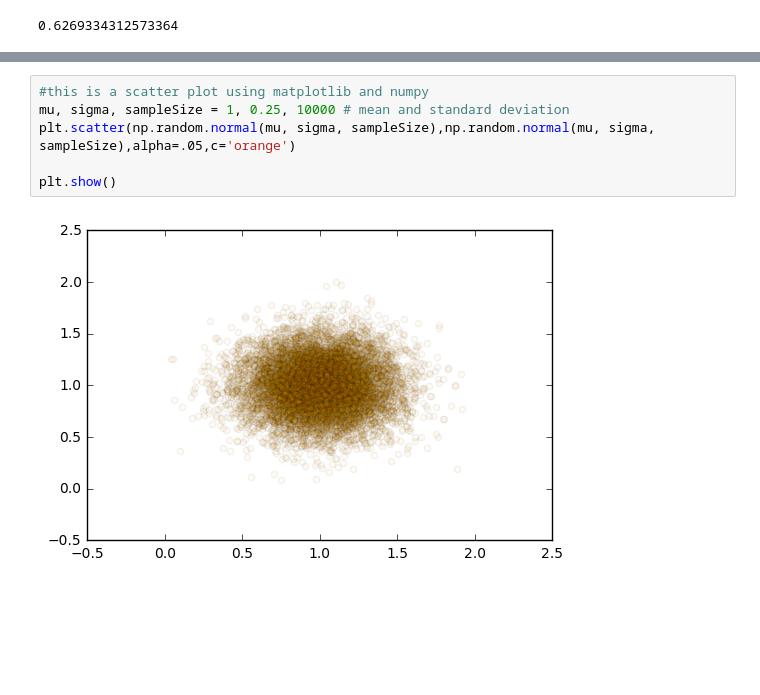
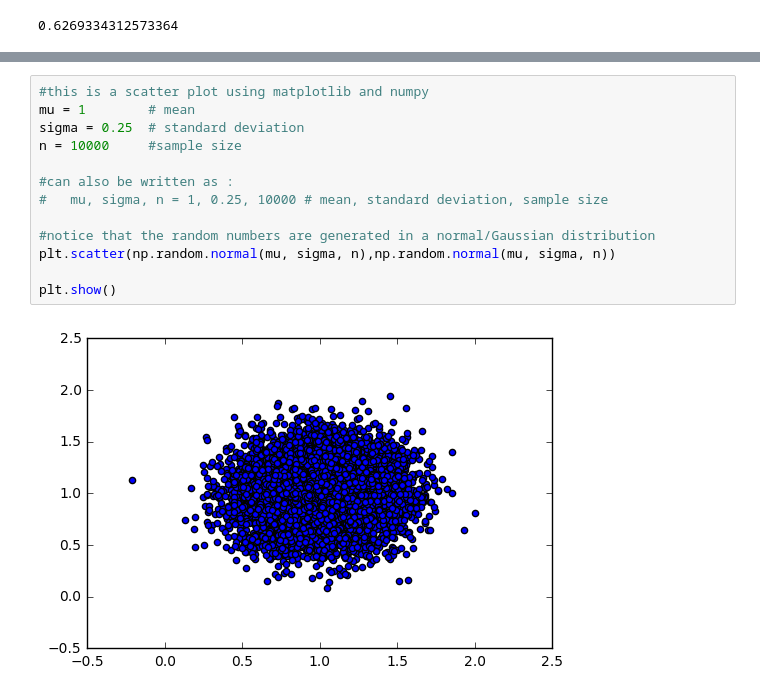
Before and after one commit to Ankit-Vachhani/Python, a Jupyter notebook: Example for Numpy and Matplotlib.ipynb, the cells around one changed output, grey strips where cells are left out. Saved outputs shown, nothing was run; the diff lists cells and outputs as text; blank space fills up the shorter version.

```diff
--- a/Example for Numpy and Matplotlib.ipynb
+++ b/Example for Numpy and Matplotlib.ipynb
@@ -34,10 +34,17 @@ array([[ 0.64263641,  0.97591004,  0.61430508,  0.25310312,  0.31624835,
          0.91511351,  0.76219113,  0.27424522,  0.12200269,  0.14903244]])
 # %%
 #this is a scatter plot using matplotlib and numpy
-mu, sigma, sampleSize = 1, 0.25, 10000 # mean and standard deviation
-plt.scatter(np.random.normal(mu, sigma, sampleSize),np.random.normal(mu, sigma, sampleSize),alpha=.05,c='orange')
+mu = 1        # mean
+sigma = 0.25  # standard deviation
+n = 10000     #sample size
+
+#can also be written as :
+#   mu, sigma, n = 1, 0.25, 10000 # mean, standard deviation, sample size
+
+#notice that the random numbers are generated in a normal/Gaussian distribution
+plt.scatter(np.random.normal(mu, sigma, n),np.random.normal(mu, sigma, n))
 
 plt.show()
 # %% [output]
-[figure, old version]
+[figure, new version]
 # %%
```
Also changed, not shown: parts of 1 cell of this notebook, 1 other file.
